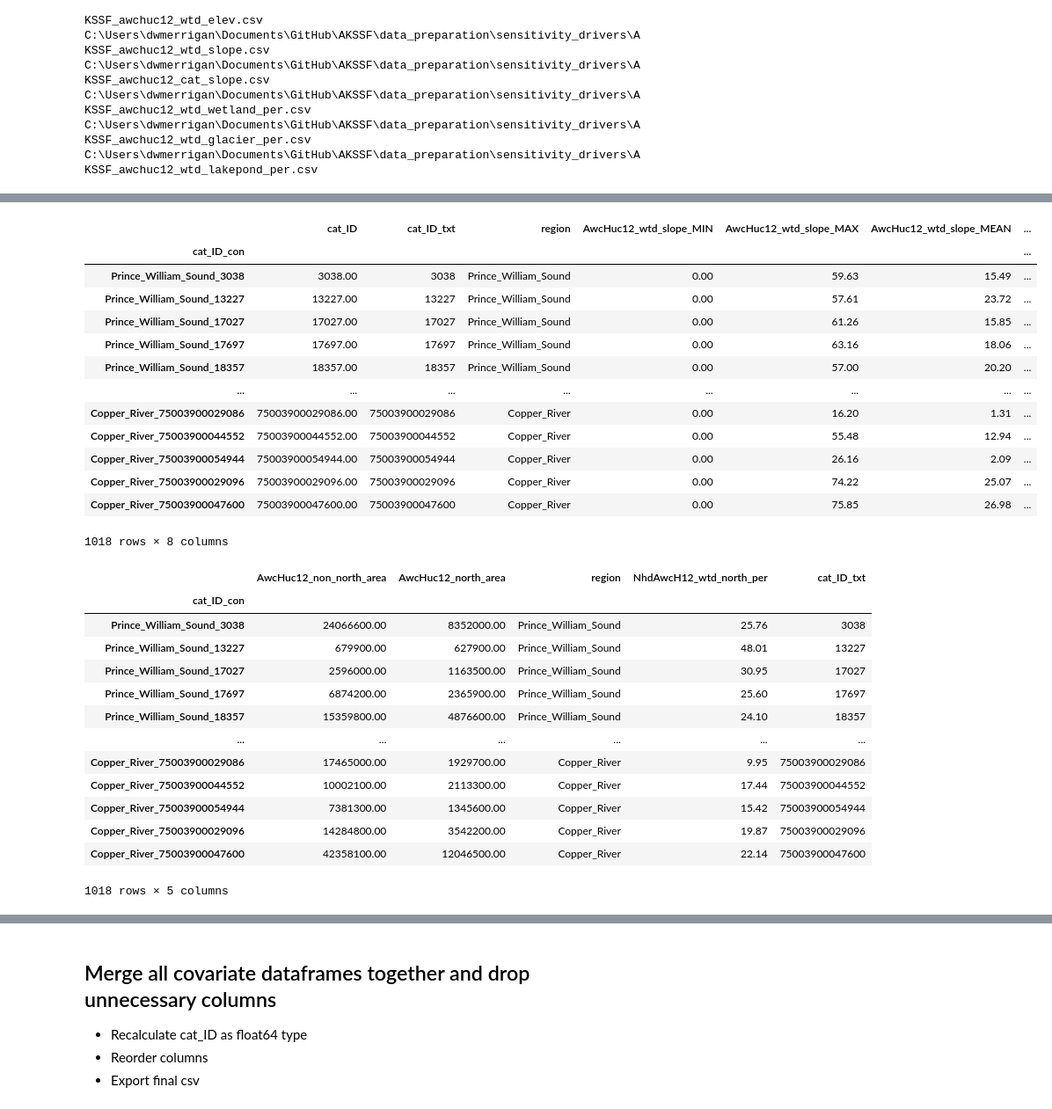
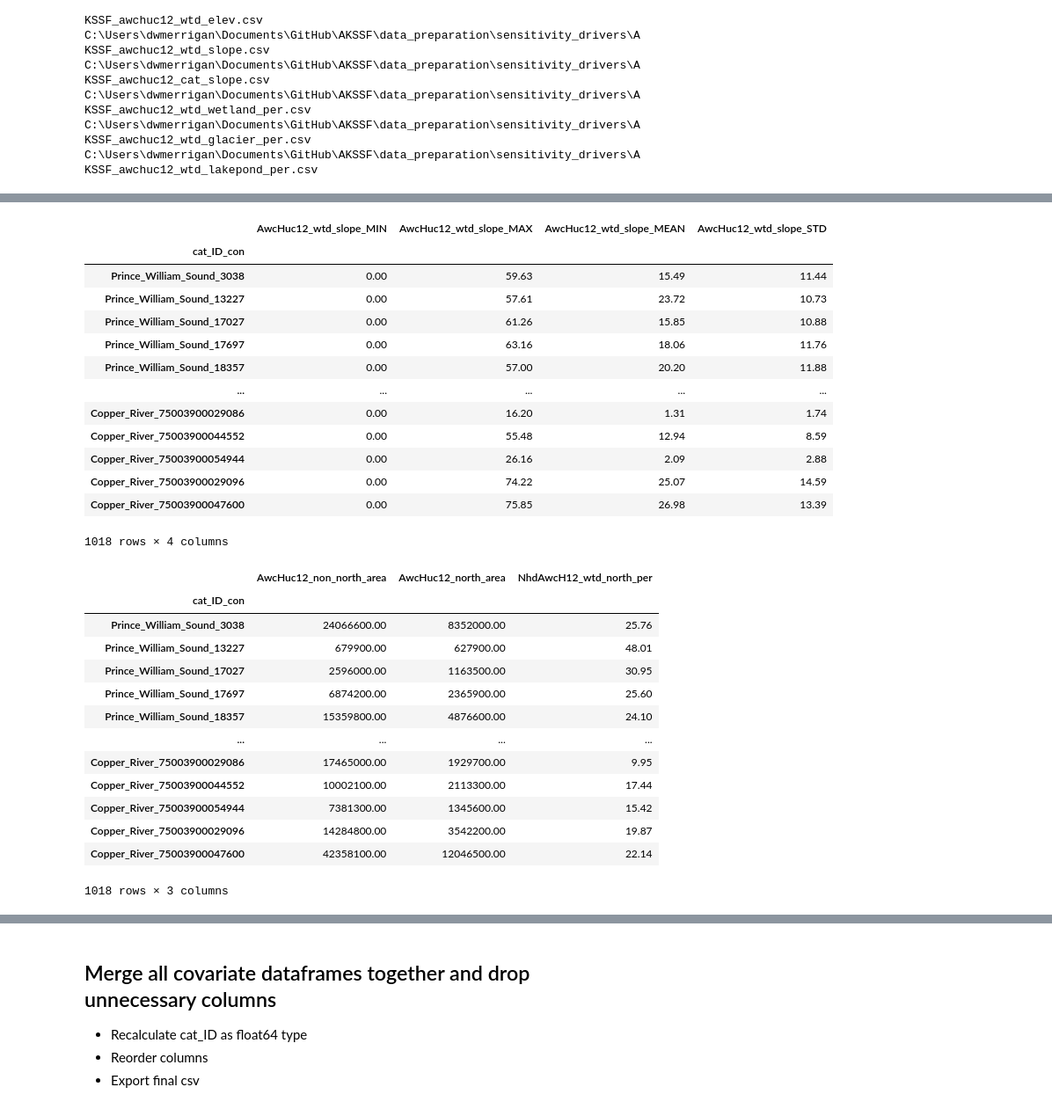
Before and after one commit to erinlarson/AKSSF, a Jupyter notebook: data_preparation/sensitivity_drivers/landcover/AKSSF_AWC_HUC12s_Covariates.ipynb, the cells around one changed output, grey strips where cells are left out. Shown at 88% size. Saved outputs shown, nothing was run; the diff lists cells and outputs as text; code cells hidden in the pictures.

```diff
--- a/data_preparation/sensitivity_drivers/landcover/AKSSF_AWC_HUC12s_Covariates.ipynb
+++ b/data_preparation/sensitivity_drivers/landcover/AKSSF_AWC_HUC12s_Covariates.ipynb
@@ -2046,7 +2046,17 @@ Table exported...
 - Create Key value dictionary and use update cursor to rename fields.
 # %%
 
-# Table names/paths
+# Input table names/paths
+cat_elev_ztables = [t for t in arcpy.ListTables('*_NhdAwcH12_cats_ElevZstats')]
+cat_slope_ztables = [t for t in arcpy.ListTables('*_NhdAwcH12_cats_SlopeZstats')]
+wtd_elev_ztables = [t for t in arcpy.ListTables('*_NhdAwcH12_wtd_mer_ElevZstats')]
+wtd_slope_ztables = [t for t in arcpy.ListTables('*_NhdAwcH12_wtd_mer_SlopeZstats')]
+wtd_pernorth_taba_tables = [t for t in arcpy.ListTables('*_NhdAwcH12_wtd_mer_PerNorth')]
+wtd_wet_taba_tables = [t for t in arcpy.ListTables('*_NhdAwcH12_wtd_mer_PerWet')]
+wtd_glac_tabint_tables = [t for t in arcpy.ListTables('*_NhdAwcH12_wtd_mer_PerGlac')]
+wtd_lp_tabint_tables = [t for t in arcpy.ListTables('*_NhdAwcH12_wtd_mer_PerLakes')]
+
+# Output Table names/paths
 wtd_per_north_table_out = os.path.join(outgdb, 'AKSSF_awchuc12_wtd_north_per')
 cat_elev_table_out = os.path.join(outgdb,'AKSSF_awchuc12_cat_elev')
 cat_slope_table_out = os.path.join(outgdb,'AKSSF_awchuc12_cat_slope')
@@ -2197,7 +2207,7 @@ for field in arcpy.ListFields(cat_elev):
     cat_field_list.append(field.name)
 cat_elev_arr = arcpy.da.TableToNumPyArray(cat_elev,cat_field_list)
 cat_df = pd.DataFrame(cat_elev_arr)
-cat_df = cat_df.drop(["OBJECTID","AwcHuc12_cat_elev_ZONE_CODE"],axis=1)
+cat_df = cat_df.drop(["OBJECTID","AwcHuc12_cat_elev_ZONE_CODE","region","cat_ID_txt"],axis=1)
 cat_df = cat_df.set_index('cat_ID_con')
 dfs.append(cat_df)
 cat_df
@@ -2224,7 +2234,7 @@ for field in arcpy.ListFields(cat_slope):
     cat_sl_field_list.append(field.name)
 cat_sl_arr = arcpy.da.TableToNumPyArray(cat_slope, cat_sl_field_list)
 cat_sl_df = pd.DataFrame(cat_sl_arr)
-cat_sl_df = cat_sl_df.drop(["OBJECTID", "AwcHuc12_cat_slope_ZONE_CODE"],axis=1)
+cat_sl_df = cat_sl_df.drop(["OBJECTID", "AwcHuc12_cat_slope_ZONE_CODE","region","cat_ID_txt"],axis=1)
 cat_sl_df = cat_sl_df.set_index('cat_ID_con')
 dfs.append(cat_sl_df)
 cat_sl_df
@@ -2251,7 +2261,7 @@ for field in arcpy.ListFields(wtd_elev):
     wtd_field_list.append(field.name)
 wtd_elev_arr = arcpy.da.TableToNumPyArray(wtd_elev,wtd_field_list)
 wtd_df = pd.DataFrame(wtd_elev_arr)
-wtd_df = wtd_df.drop(["OBJECTID"],axis=1)
+wtd_df = wtd_df.drop(["OBJECTID","NHDPlusID","cat_ID","region", "cat_ID_txt"],axis=1)
 wtd_df = wtd_df.set_index('cat_ID_con')
 dfs.append(wtd_df)
 wtd_df
@@ -2273,30 +2283,30 @@ wtd_df
 # %%
 # Make watershed slope df
 wtd_sl_df = pd.DataFrame()
 wtd_sl_field_list = []
 for field in arcpy.ListFields(wtd_slope):
     wtd_sl_field_list.append(field.name)
 wtd_sl_arr = arcpy.da.TableToNumPyArray(wtd_slope, wtd_sl_field_list)
 wtd_sl_df = pd.DataFrame(wtd_sl_arr)
-wtd_sl_df = wtd_sl_df.drop(["OBJECTID"],axis=1)
+wtd_sl_df = wtd_sl_df.drop(["OBJECTID","NHDPlusID","cat_ID","region","cat_ID","cat_ID_txt","NHDPlusID"],axis=1)
 wtd_sl_df = wtd_sl_df.set_index('cat_ID_con')
 dfs.append(wtd_sl_df)
 wtd_sl_df
 # %% [output]
-|  | cat_ID | cat_ID_txt | region | AwcHuc12_wtd_slope_MIN | AwcHuc12_wtd_slope_MAX | AwcHuc12_wtd_slope_MEAN | ... |
-| cat_ID_con |  |  |  |  |  |  | ... |
-| Prince_William_Sound_3038 | 3038.00 | 3038 | Prince_William_Sound | 0.00 | 59.63 | 15.49 | ... |
-| Prince_William_Sound_13227 | 13227.00 | 13227 | Prince_William_Sound | 0.00 | 57.61 | 23.72 | ... |
-| Prince_William_Sound_17027 | 17027.00 | 17027 | Prince_William_Sound | 0.00 | 61.26 | 15.85 | ... |
-| Prince_William_Sound_17697 | 17697.00 | 17697 | Prince_William_Sound | 0.00 | 63.16 | 18.06 | ... |
-| Prince_William_Sound_18357 | 18357.00 | 18357 | Prince_William_Sound | 0.00 | 57.00 | 20.20 | ... |
-| ... | ... | ... | ... | ... | ... | ... | ... |
-| Copper_River_75003900029086 | 75003900029086.00 | 75003900029086 | Copper_River | 0.00 | 16.20 | 1.31 | ... |
-| Copper_River_75003900044552 | 75003900044552.00 | 75003900044552 | Copper_River | 0.00 | 55.48 | 12.94 | ... |
-| Copper_River_75003900054944 | 75003900054944.00 | 75003900054944 | Copper_River | 0.00 | 26.16 | 2.09 | ... |
-| Copper_River_75003900029096 | 75003900029096.00 | 75003900029096 | Copper_River | 0.00 | 74.22 | 25.07 | ... |
-| Copper_River_75003900047600 | 75003900047600.00 | 75003900047600 | Copper_River | 0.00 | 75.85 | 26.98 | ... |
+|  | AwcHuc12_wtd_slope_MIN | AwcHuc12_wtd_slope_MAX | AwcHuc12_wtd_slope_MEAN | AwcHuc12_wtd_slope_STD |
+| cat_ID_con |  |  |  |  |
+| Prince_William_Sound_3038 | 0.00 | 59.63 | 15.49 | 11.44 |
+| Prince_William_Sound_13227 | 0.00 | 57.61 | 23.72 | 10.73 |
+| Prince_William_Sound_17027 | 0.00 | 61.26 | 15.85 | 10.88 |
+| Prince_William_Sound_17697 | 0.00 | 63.16 | 18.06 | 11.76 |
+| Prince_William_Sound_18357 | 0.00 | 57.00 | 20.20 | 11.88 |
+| ... | ... | ... | ... | ... |
+| Copper_River_75003900029086 | 0.00 | 16.20 | 1.31 | 1.74 |
+| Copper_River_75003900044552 | 0.00 | 55.48 | 12.94 | 8.59 |
+| Copper_River_75003900054944 | 0.00 | 26.16 | 2.09 | 2.88 |
+| Copper_River_75003900029096 | 0.00 | 74.22 | 25.07 | 14.59 |
+| Copper_River_75003900047600 | 0.00 | 75.85 | 26.98 | 13.39 |
-1018 rows × 8 columns
+1018 rows × 4 columns
 # %%
 # Make watershed north df
 wtd_n_df = pd.DataFrame()
@@ -2305,25 +2315,25 @@ for field in arcpy.ListFields(wtd_per_north):
     wtd_n_field_list.append(field.name)
 wtd_n_arr = arcpy.da.TableToNumPyArray(wtd_per_north,wtd_n_field_list)
 wtd_n_df = pd.DataFrame(wtd_n_arr)
-wtd_n_df = wtd_n_df.drop("OBJECTID",axis=1)
+wtd_n_df = wtd_n_df.drop(["OBJECTID","region","cat_ID_txt"],axis=1)
 wtd_n_df = wtd_n_df.set_index('cat_ID_con')
 dfs.append(wtd_n_df)
 wtd_n_df
 # %% [output]
-|  | AwcHuc12_non_north_area | AwcHuc12_north_area | region | NhdAwcH12_wtd_north_per | cat_ID_txt |
-| cat_ID_con |  |  |  |  |  |
-| Prince_William_Sound_3038 | 24066600.00 | 8352000.00 | Prince_William_Sound | 25.76 | 3038 |
-| Prince_William_Sound_13227 | 679900.00 | 627900.00 | Prince_William_Sound | 48.01 | 13227 |
-| Prince_William_Sound_17027 | 2596000.00 | 1163500.00 | Prince_William_Sound | 30.95 | 17027 |
-| Prince_William_Sound_17697 | 6874200.00 | 2365900.00 | Prince_William_Sound | 25.60 | 17697 |
-| Prince_William_Sound_18357 | 15359800.00 | 4876600.00 | Prince_William_Sound | 24.10 | 18357 |
-| ... | ... | ... | ... | ... | ... |
-| Copper_River_75003900029086 | 17465000.00 | 1929700.00 | Copper_River | 9.95 | 75003900029086 |
-| Copper_River_75003900044552 | 10002100.00 | 2113300.00 | Copper_River | 17.44 | 75003900044552 |
-| Copper_River_75003900054944 | 7381300.00 | 1345600.00 | Copper_River | 15.42 | 75003900054944 |
-| Copper_River_75003900029096 | 14284800.00 | 3542200.00 | Copper_River | 19.87 | 75003900029096 |
-| Copper_River_75003900047600 | 42358100.00 | 12046500.00 | Copper_River | 22.14 | 75003900047600 |
+|  | AwcHuc12_non_north_area | AwcHuc12_north_area | NhdAwcH12_wtd_north_per |
+| cat_ID_con |  |  |  |
+| Prince_William_Sound_3038 | 24066600.00 | 8352000.00 | 25.76 |
+| Prince_William_Sound_13227 | 679900.00 | 627900.00 | 48.01 |
+| Prince_William_Sound_17027 | 2596000.00 | 1163500.00 | 30.95 |
+| Prince_William_Sound_17697 | 6874200.00 | 2365900.00 | 25.60 |
+| Prince_William_Sound_18357 | 15359800.00 | 4876600.00 | 24.10 |
+| ... | ... | ... | ... |
+| Copper_River_75003900029086 | 17465000.00 | 1929700.00 | 9.95 |
+| Copper_River_75003900044552 | 10002100.00 | 2113300.00 | 17.44 |
+| Copper_River_75003900054944 | 7381300.00 | 1345600.00 | 15.42 |
+| Copper_River_75003900029096 | 14284800.00 | 3542200.00 | 19.87 |
+| Copper_River_75003900047600 | 42358100.00 | 12046500.00 | 22.14 |
-1018 rows × 5 columns
+1018 rows × 3 columns
 # %%
 # Make watershed wetland df
 wtd_wet_df = pd.DataFrame()
```
Also changed, not shown: parts of 11 cells of this notebook, 1 other file.
